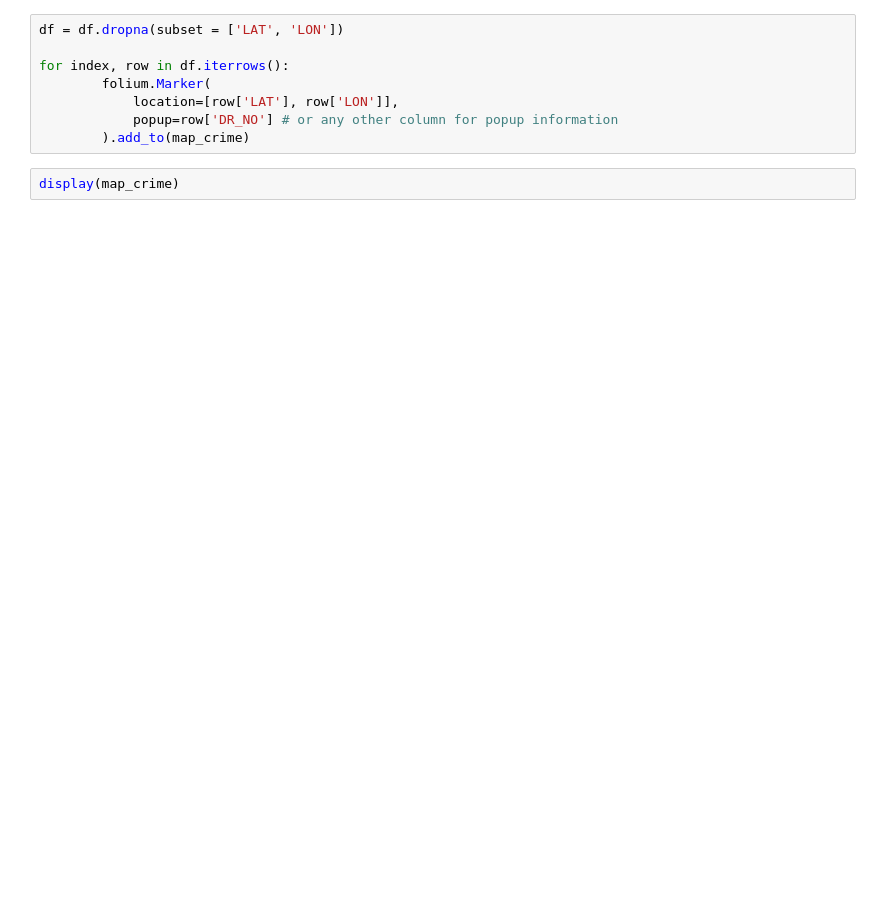
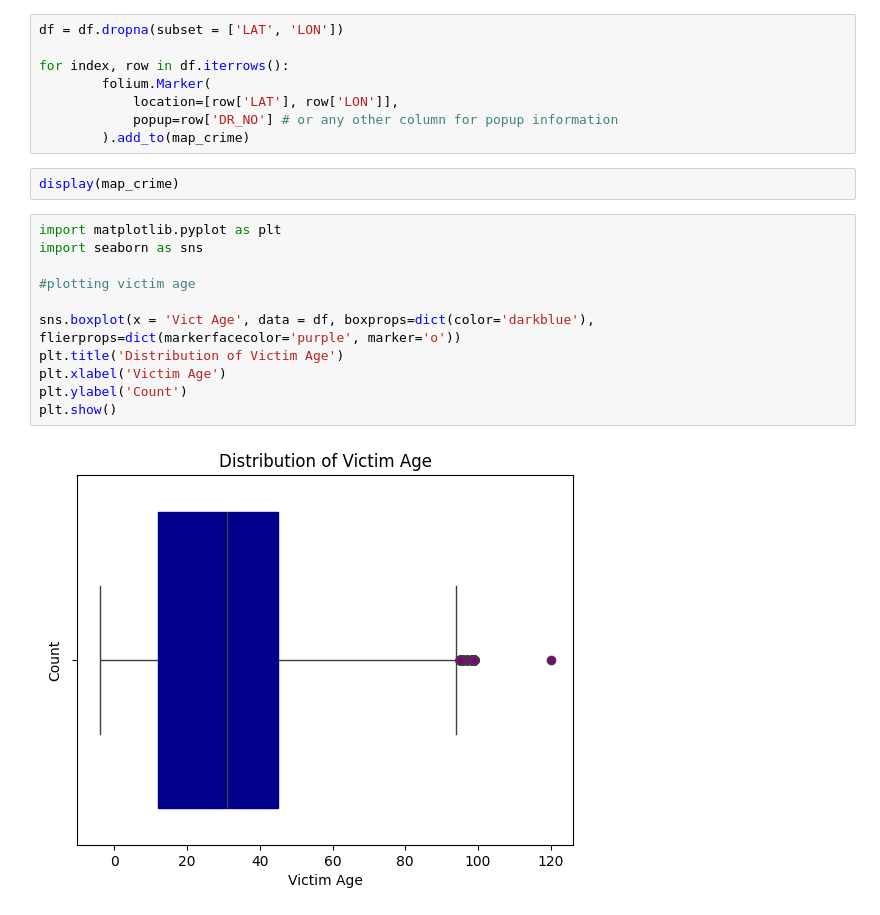
Before and after one commit to ToriStoner/DS4002, a Jupyter notebook: Project_2.ipynb, the cells around one changed output. Cells and saved outputs as stored; diff of their text form; blank space fills up the shorter version.

```diff
--- a/Project_2.ipynb
+++ b/Project_2.ipynb
@@ -51,3 +49,16 @@ for index, row in df.iterrows():
         ).add_to(map_crime)
 # %%
 display(map_crime)
+# %%
+import matplotlib.pyplot as plt
+import seaborn as sns
+
+#plotting victim age
+
+sns.boxplot(x = 'Vict Age', data = df, boxprops=dict(color='darkblue'), flierprops=dict(markerfacecolor='purple', marker='o'))
+plt.title('Distribution of Victim Age')
+plt.xlabel('Victim Age')
+plt.ylabel('Count')
+plt.show()
+# %% [output]
+[figure, added]
```
Also changed, not shown: parts of 6 cells of this notebook.
